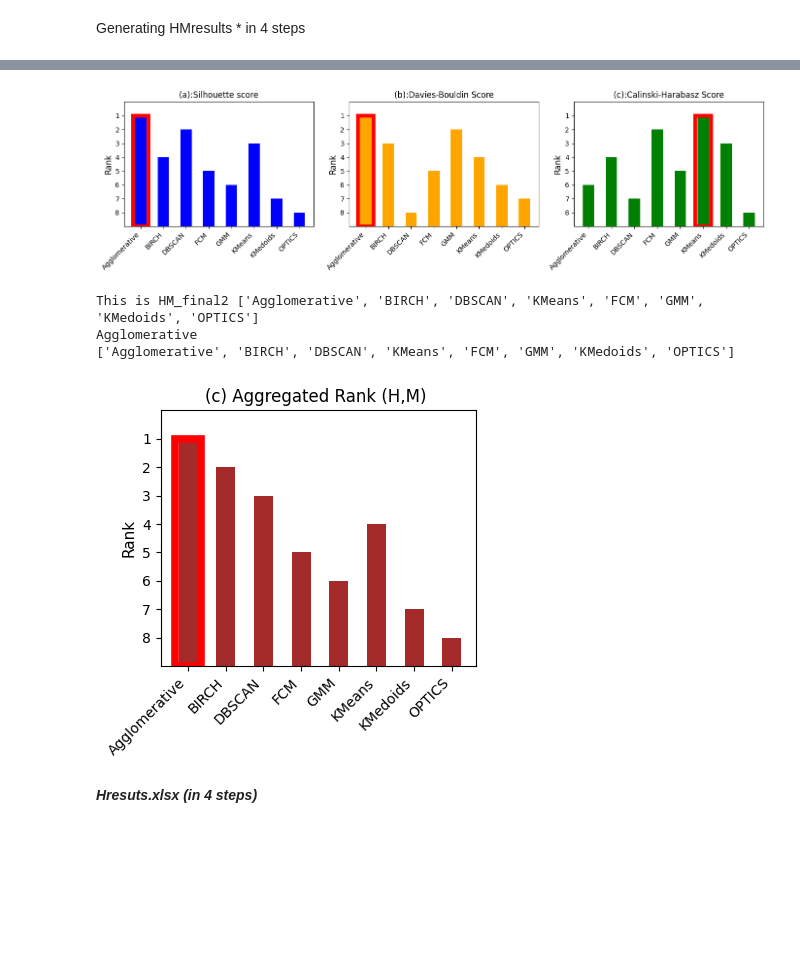
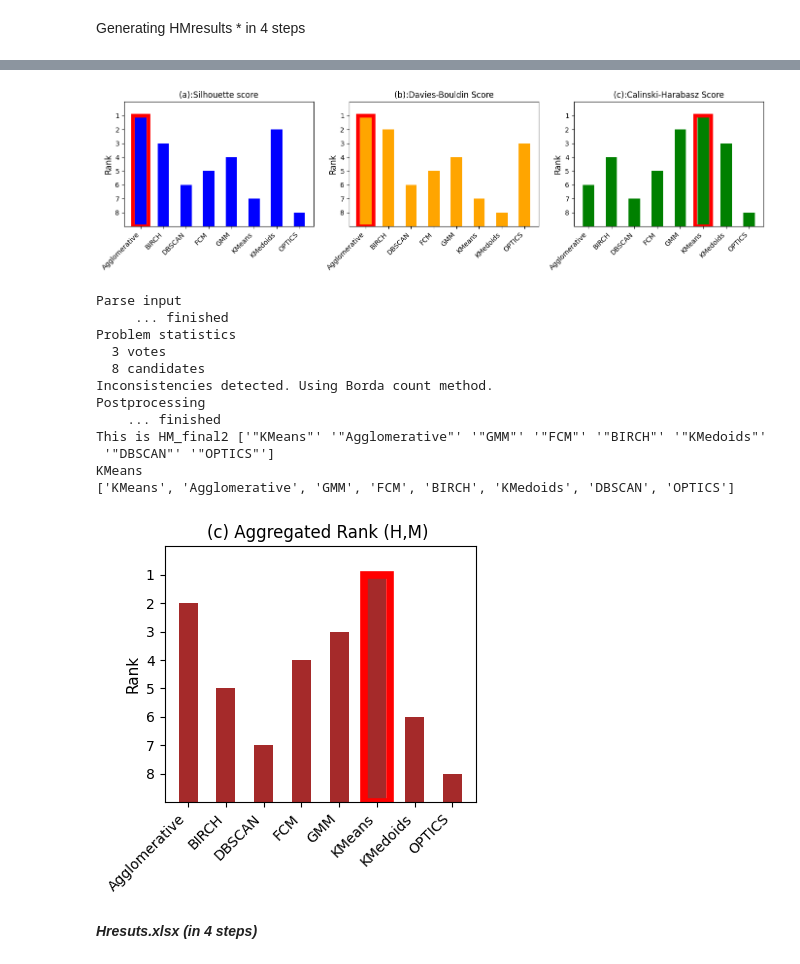
Before and after one commit to mm6396/ClusterComp, a Jupyter notebook: evaluation_modulus8.ipynb, the cells around one changed output, grey strips where cells are left out. Saved outputs shown, nothing was run; the diff lists cells and outputs as text; code cells hidden in the pictures; blank space fills up the shorter version.

```diff
--- a/evaluation_modulus8.ipynb
+++ b/evaluation_modulus8.ipynb
@@ -1218,13 +1211,3 @@ datasets/test1_processed.xlsx already exists. Overwriting...
 datasets/test2_processed.xlsx already exists. Overwriting...
 datasets/test3_processed.xlsx already exists. Overwriting...
 datasets/test4_processed.xlsx already exists. Overwriting...
-# %%
-#print(KemenyRanking('tuning_list_Kemeny_OPTICS.txt').get_solution())
-
-
-file_path = "rank_list/tuning_list_Kemeny_OPTICS.txt"
-rankings,cols = parse_rankings(file_path)
-
-dist, aggr = rankaggr_brute(rankings)
-
-print_rankings(dist, aggr,cols)
@@ -1342,9 +1329,5 @@ datasets/test4_processed.xlsx already exists. Overwriting...
 # %%
 #print(KemenyRanking('tuning_list_Kemeny_BIRCH.txt').get_solution())
 file_path = "rank_list/tuning_list_Kemeny_BIRCH.txt"
-rankings,cols = parse_rankings(file_path)
-
-dist, aggr = rankaggr_brute(rankings)
-
-print_rankings(dist, aggr,cols)
+print(KemenyRanking2(file_path).compute_solution())
 # %% [output]
@@ -1595,19 +1581,26 @@ print_rankings(dist, aggr,cols)
 
 
 #.....................................................
-HM_Silhoute = KemenyRanking('score_results/HMresult_Silhouette.txt')
-HM_DaviesBouldin = KemenyRanking('score_results/HMresult_Davies-Bouldin.txt')
-HM_Calinski_Harabasz = KemenyRanking('score_results/HMresult_Calinski-Harabasz.txt')
+HM_Silhoute = KemenyRanking2('score_results/HMresult_Silhouette.txt').compute_solution()
+HM_DaviesBouldin = KemenyRanking2('score_results/HMresult_Davies-Bouldin.txt').compute_solution()
+HM_Calinski_Harabasz = KemenyRanking2('score_results/HMresult_Calinski-Harabasz.txt').compute_solution()
 
+with open('score_results/HM_results.txt', 'w') as f:
+    f.write("Sil: " + ' '.join(["'{}'".format(method) for method in HM_Silhoute]) + "\n")
+    f.write("DB: " + ' '.join(["'{}'".format(method) for method in HM_DaviesBouldin]) + "\n")
+    f.write("CH: " + ' '.join(["'{}'".format(method) for method in HM_Calinski_Harabasz]) + "\n")
+
+
+
+HM_DaviesBouldin = [item.replace('"', '') for item in HM_DaviesBouldin]
+HM_Calinski_Harabasz = [item.replace('"', '') for item in HM_Calinski_Harabasz]
+HM_Silhoute = [item.replace('"', '') for item in HM_Silhoute]
 
 print("HM_DaviesBouldin:", HM_DaviesBouldin)
 print("HM_Calinski_Harabasz:", HM_Calinski_Harabasz)
 print("HM_Silhoute:", HM_Silhoute)
 
-with open('score_results/HM_results.txt', 'w') as f:
-    f.write("Sil: " + ' '.join(["'{}'".format(method) for method in HM_Silhoute]) + "\n")
-    f.write("DB: " + ' '.join(["'{}'".format(method) for method in HM_DaviesBouldin]) + "\n")
-    f.write("CH: " + ' '.join(["'{}'".format(method) for method in HM_Calinski_Harabasz]) + "\n")
+
 
 
 def plot_rankings(ax, rank_list, title, color):
@@ -1651,17 +1644,17 @@ plt.show()
 
 
 
-HM_final2 = KemenyRanking('score_results/HM_results.txt')
+HM_final2 = KemenyRanking2('score_results/HM_results.txt').compute_solution()
 
 print("This is HM_final2", HM_final2)
 HM_final0 = ', '.join([method.strip('"') for method in HM_final2])
 
 
 
-# Split the string using comma as a separator
+
 split_list = HM_final0.split(', ')
 
-# Now, remove the single quotes from each element of the list
+
 HM_final = [name.strip("'") for name in split_list]
 
 print(HM_final[0])
@@ -1726,8 +1724,17 @@ HM_Silhoute: ['Agglomerative', 'DBSCAN', 'KMeans', 'BIRCH', 'FCM', 'GMM', 'KMedo
-[figure, old version]
+[figure, new version]
-This is HM_final2 ['Agglomerative', 'BIRCH', 'DBSCAN', 'KMeans', 'FCM', 'GMM', 'KMedoids', 'OPTICS']
-Agglomerative
-['Agglomerative', 'BIRCH', 'DBSCAN', 'KMeans', 'FCM', 'GMM', 'KMedoids', 'OPTICS']
+Parse input
+     ... finished
+Problem statistics
+  3 votes
+  8 candidates
+Inconsistencies detected. Using Borda count method.
+Postprocessing
+    ... finished
+This is HM_final2 ['"KMeans"' '"Agglomerative"' '"GMM"' '"FCM"' '"BIRCH"' '"KMedoids"'
+ '"DBSCAN"' '"OPTICS"']
+KMeans
+['KMeans', 'Agglomerative', 'GMM', 'FCM', 'BIRCH', 'KMedoids', 'DBSCAN', 'OPTICS']
-[figure, old version]
+[figure, new version]
 # %% [markdown]
 ***Hresuts.xlsx (in 4 steps)***
 # %%
```
Also changed, not shown: parts of 29 cells of this notebook, 54 other files.
